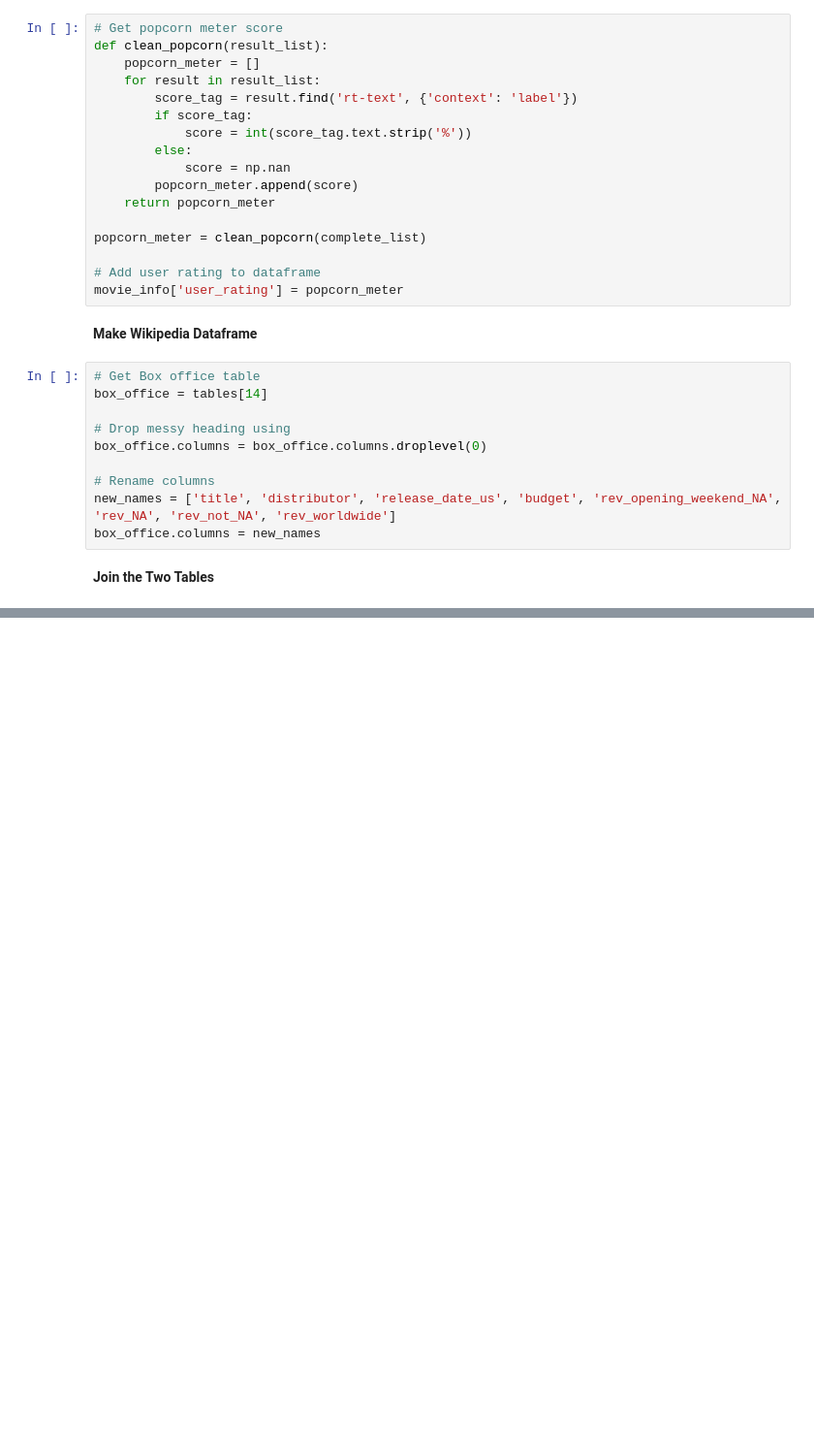
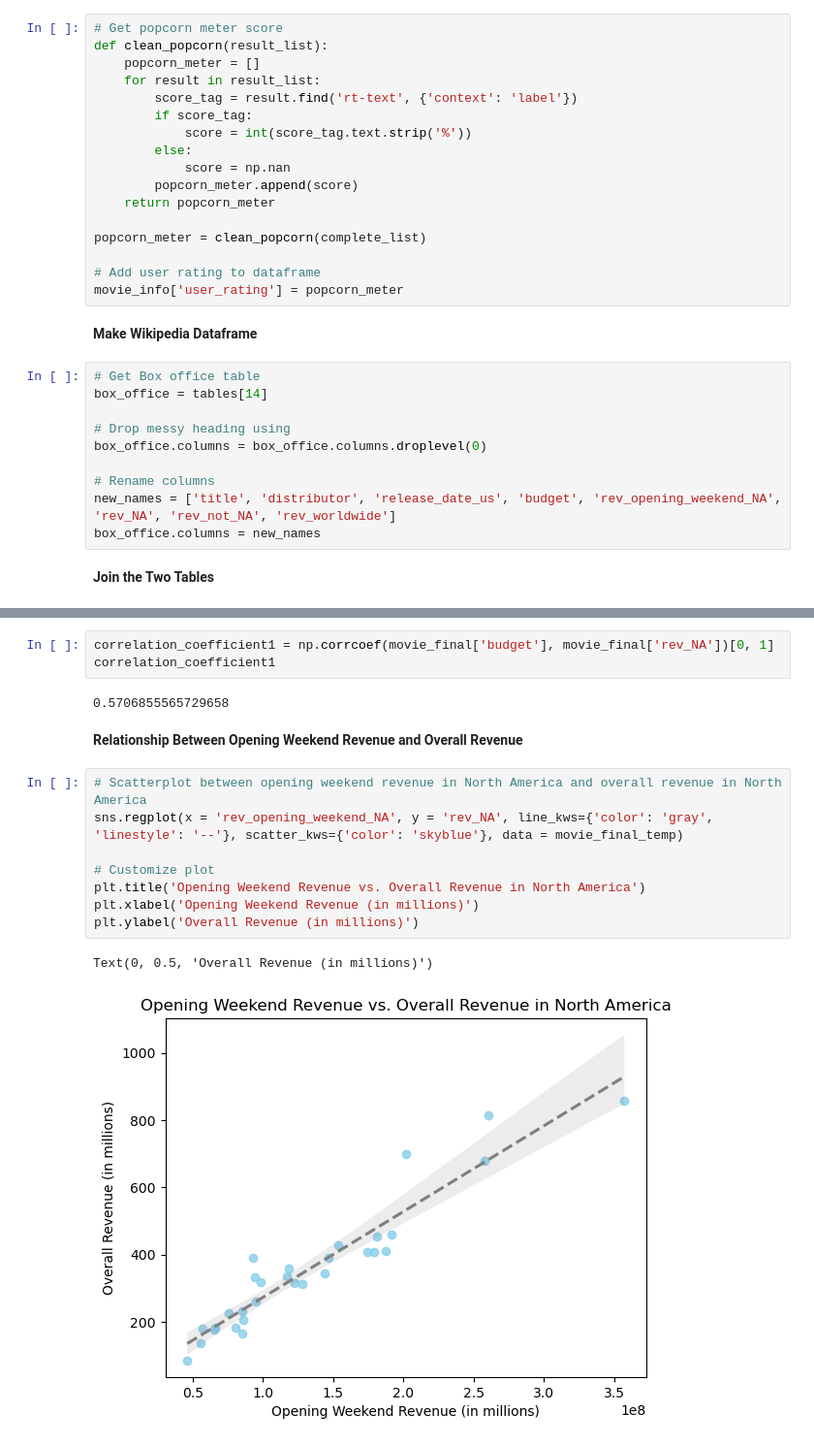
Before and after one commit to zdalley/stat386_movie_project, a Jupyter notebook: movie_analysis.ipynb, the cells around one changed output, grey strips where cells are left out. Shown at 97% size. Drawn from its saved outputs; the diff is of its cells as text; blank space fills up the shorter version.

```diff
--- a/movie_analysis.ipynb
+++ b/movie_analysis.ipynb
@@ -162,0 +188,18 @@ movie_final.head()
+# %%
+correlation_coefficient1 = np.corrcoef(movie_final['budget'], movie_final['rev_NA'])[0, 1]
+correlation_coefficient1
+# %% [output]
+0.5706855565729658
+# %% [markdown]
+**Relationship Between Opening Weekend Revenue and Overall Revenue**
+# %%
+# Scatterplot between opening weekend revenue in North America and overall revenue in North America
+sns.regplot(x = 'rev_opening_weekend_NA', y = 'rev_NA', line_kws={'color': 'gray', 'linestyle': '--'}, scatter_kws={'color': 'skyblue'}, data = movie_final_temp)
+
+# Customize plot
+plt.title('Opening Weekend Revenue vs. Overall Revenue in North America')
+plt.xlabel('Opening Weekend Revenue (in millions)')
+plt.ylabel('Overall Revenue (in millions)')
+# %% [output]
+Text(0, 0.5, 'Overall Revenue (in millions)')
+[figure, added]
```
Also changed, not shown: parts of 21 cells of this notebook.
